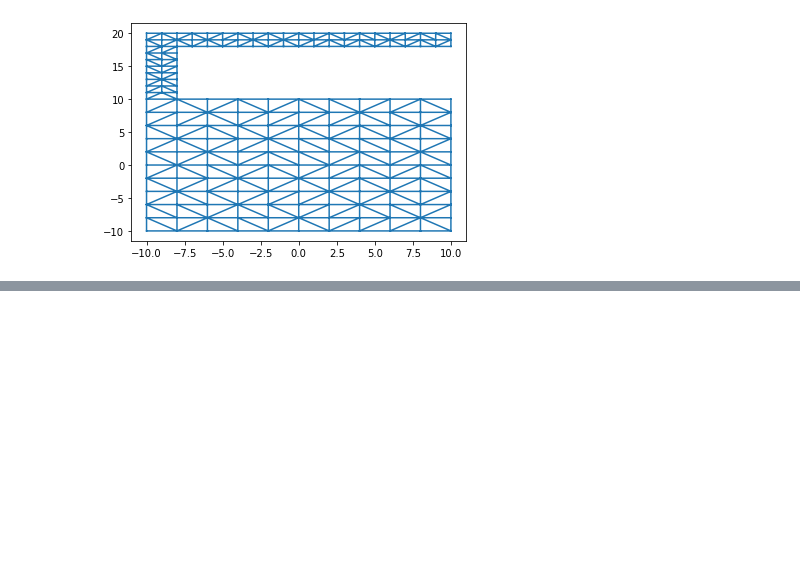
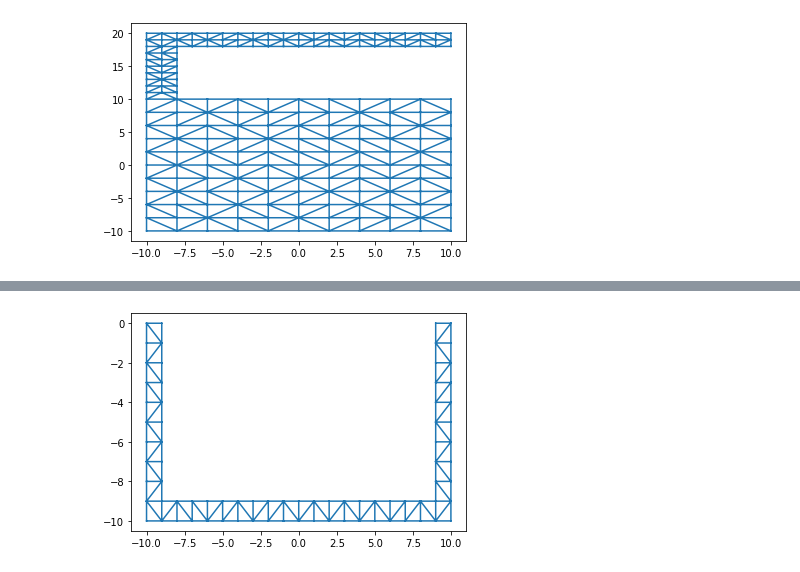
Before and after one commit to Khainguyen1349/MoMPython_KN, a Jupyter notebook: MeshingDelaunay_extension_compact.ipynb, the cells around one changed output, grey strips where cells are left out. Cells and saved outputs as stored; diff of their text form; code cells hidden in the pictures; blank space fills up the shorter version.

```diff
--- a/MeshingDelaunay_extension_compact.ipynb
+++ b/MeshingDelaunay_extension_compact.ipynb
@@ -56,0 +108,10 @@ plt.show()
+# %%
+hull_bound_points_ext = np.array([[10,0],[9,0],[10,-9],[9,-9]])
+mesh_resolution_ext = 1
+commonEdge = np.array([[10,-9],[9,-9]])
+tri_final = extentHull(tri_final,hull_bound_points_ext,mesh_resolution_ext,commonEdge)
+# plot
+plt.triplot(tri_final.points[:,0], tri_final.points[:,1], tri_final.simplices)
+plt.show()
+# %% [output]
+[figure, added]
```
Also changed, not shown: parts of 11 cells of this notebook, 1 other file.
